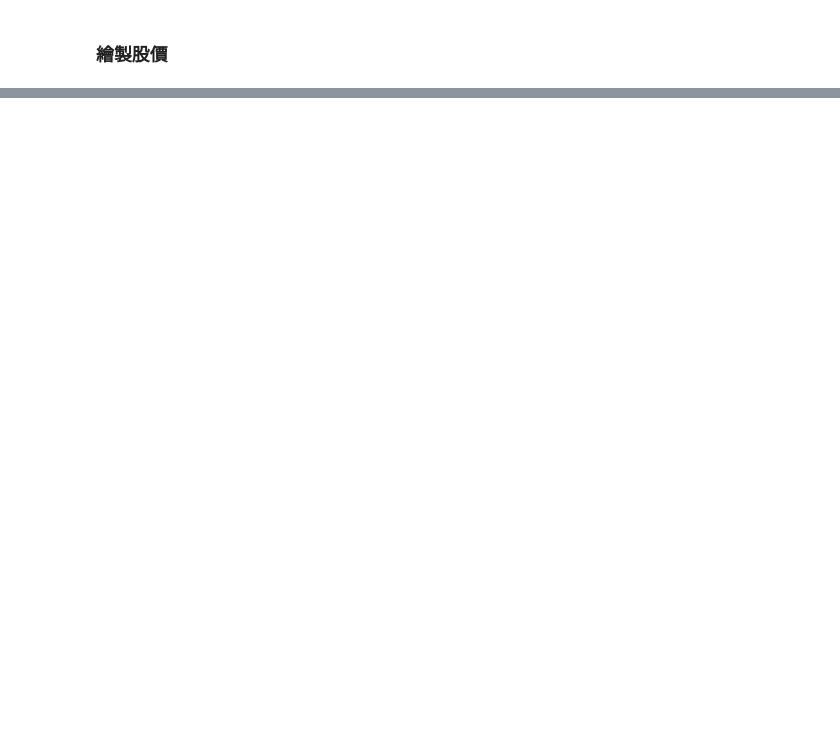
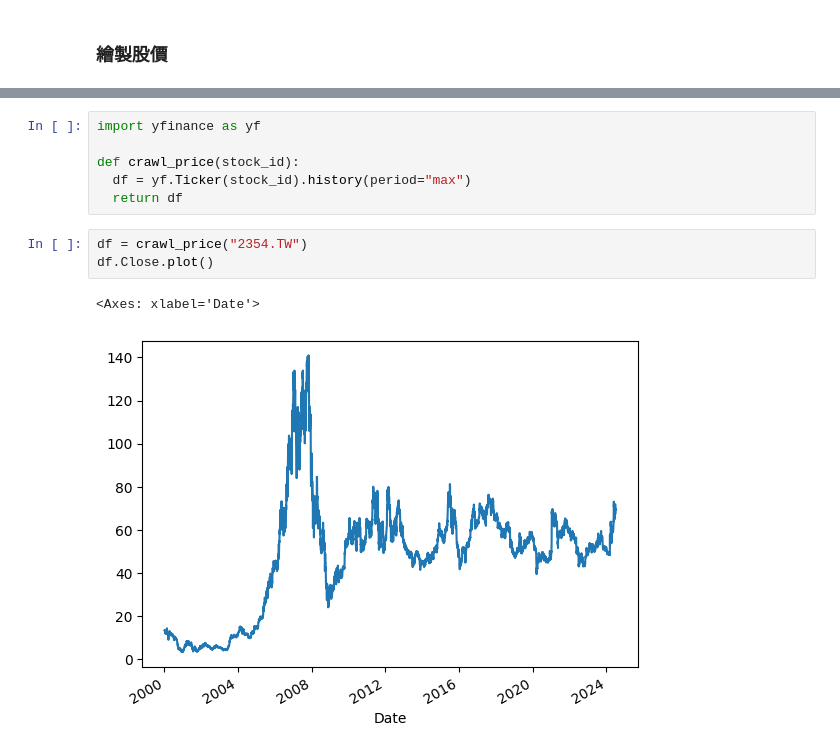
Before and after one commit to BruceXavierChou/stock_crawling, a Jupyter notebook: 「用_Python_爬取全球股價_ipynb」的副本.ipynb, the cells around one changed output, grey strips where cells are left out. Drawn from its saved outputs; the diff is of its cells as text; blank space fills up the shorter version.

```diff
--- a/「用_Python_爬取全球股價_ipynb」的副本.ipynb
+++ b/「用_Python_爬取全球股價_ipynb」的副本.ipynb
@@ -47,0 +44,12 @@ df.Close.plot()
+# %%
+import yfinance as yf
+
+def crawl_price(stock_id):
+  df = yf.Ticker(stock_id).history(period="max")
+  return df
+# %%
+df = crawl_price("2354.TW")
+df.Close.plot()
+# %% [output]
+<Axes: xlabel='Date'>
+[figure, added]
```
Also changed, not shown: parts of 6 cells of this notebook.
